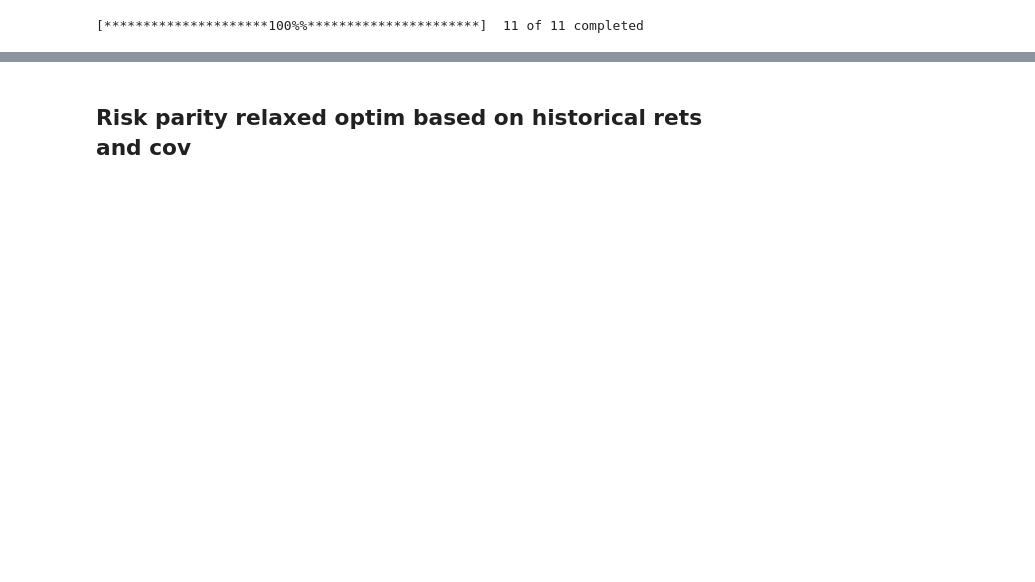
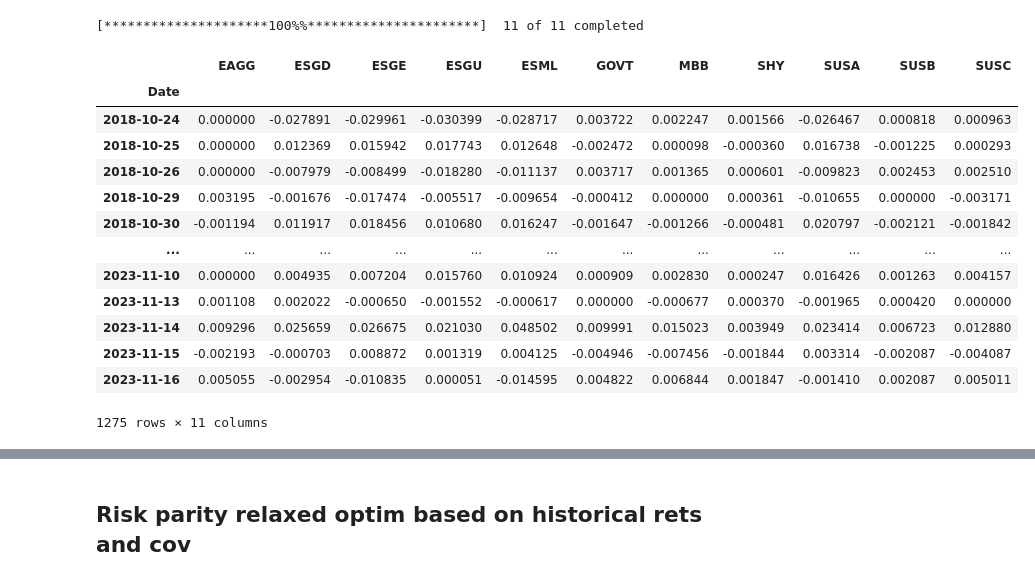
Before and after one commit to remimail/TP-3, a Jupyter notebook: main.ipynb, the cells around one changed output, grey strips where cells are left out. Cells and saved outputs as stored; diff of their text form; code cells hidden in the pictures; blank space fills up the shorter version.

```diff
--- a/main.ipynb
+++ b/main.ipynb
@@ -28,6 +28,23 @@ Note: you may need to restart the kernel to use updated packages.
 run data.py
 # %% [output]
 [*********************100%%**********************]  11 of 11 completed
+# %%
+rets
+# %% [output]
+|  | EAGG | ESGD | ESGE | ESGU | ESML | GOVT | MBB | SHY | SUSA | SUSB | SUSC |
+| Date |  |  |  |  |  |  |  |  |  |  |  |
+| 2018-10-24 | 0.000000 | -0.027891 | -0.029961 | -0.030399 | -0.028717 | 0.003722 | 0.002247 | 0.001566 | -0.026467 | 0.000818 | 0.000963 |
+| 2018-10-25 | 0.000000 | 0.012369 | 0.015942 | 0.017743 | 0.012648 | -0.002472 | 0.000098 | -0.000360 | 0.016738 | -0.001225 | 0.000293 |
+| 2018-10-26 | 0.000000 | -0.007979 | -0.008499 | -0.018280 | -0.011137 | 0.003717 | 0.001365 | 0.000601 | -0.009823 | 0.002453 | 0.002510 |
+| 2018-10-29 | 0.003195 | -0.001676 | -0.017474 | -0.005517 | -0.009654 | -0.000412 | 0.000000 | 0.000361 | -0.010655 | 0.000000 | -0.003171 |
+| 2018-10-30 | -0.001194 | 0.011917 | 0.018456 | 0.010680 | 0.016247 | -0.001647 | -0.001266 | -0.000481 | 0.020797 | -0.002121 | -0.001842 |
+| ... | ... | ... | ... | ... | ... | ... | ... | ... | ... | ... | ... |
+| 2023-11-10 | 0.000000 | 0.004935 | 0.007204 | 0.015760 | 0.010924 | 0.000909 | 0.002830 | 0.000247 | 0.016426 | 0.001263 | 0.004157 |
+| 2023-11-13 | 0.001108 | 0.002022 | -0.000650 | -0.001552 | -0.000617 | 0.000000 | -0.000677 | 0.000370 | -0.001965 | 0.000420 | 0.000000 |
+| 2023-11-14 | 0.009296 | 0.025659 | 0.026675 | 0.021030 | 0.048502 | 0.009991 | 0.015023 | 0.003949 | 0.023414 | 0.006723 | 0.012880 |
+| 2023-11-15 | -0.002193 | -0.000703 | 0.008872 | 0.001319 | 0.004125 | -0.004946 | -0.007456 | -0.001844 | 0.003314 | -0.002087 | -0.004087 |
+| 2023-11-16 | 0.005055 | -0.002954 | -0.010835 | 0.000051 | -0.014595 | 0.004822 | 0.006844 | 0.001847 | -0.001410 | 0.002087 | 0.005011 |
+1275 rows × 11 columns
 # %%
 #Annualized variance of returns
 np.sqrt(rets.var()*252)
```
Also changed, not shown: parts of 6 cells of this notebook.
